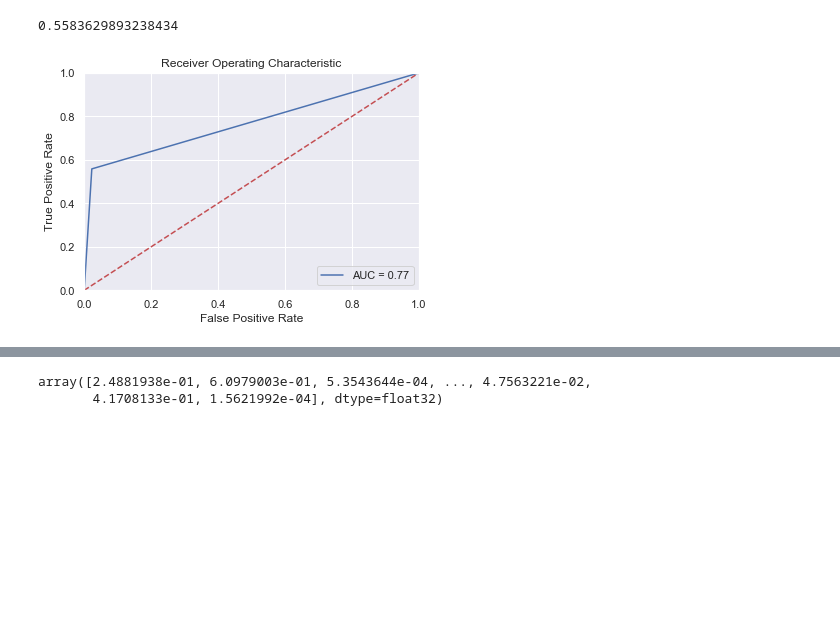
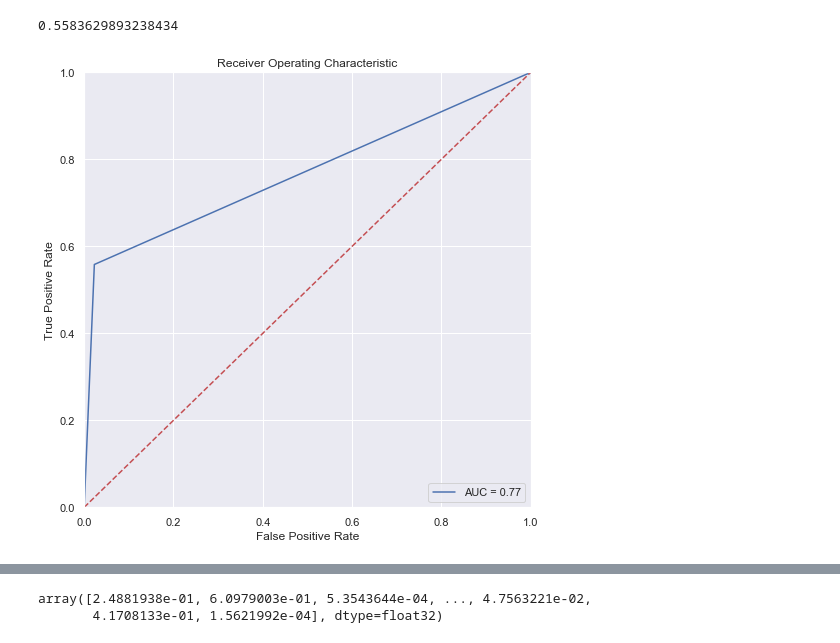
Before and after one commit to runnerup67/Projects, a Jupyter notebook: London_Toursim.ipynb, the cells around one changed output, grey strips where cells are left out. Saved outputs shown, nothing was run; the diff lists cells and outputs as text; code cells hidden in the pictures; blank space fills up the shorter version.

```diff
--- a/London_Toursim.ipynb
+++ b/London_Toursim.ipynb
@@ -635,17 +682,19 @@ print(recall)
 # %%
 y_pred_prob = xgb_random.predict_proba(X_test)[:, 1]
 # %%
+plt.figure(figsize = (8,8))
+
 fpr, tpr, threshold = metrics.roc_curve(y_test, pred)
 roc_auc = metrics.auc(fpr, tpr)
 plt.title('Receiver Operating Characteristic')
 plt.plot(fpr, tpr, 'b', label = 'AUC = %0.2f' % roc_auc)
 plt.legend(loc = 'lower right')
 plt.plot([0, 1], [0, 1],'r--')
 plt.xlim([0, 1])
 plt.ylim([0, 1])
 plt.ylabel('True Positive Rate')
 plt.xlabel('False Positive Rate')
 plt.show()
 # %% [output]
-[figure, old version]
+[figure, new version]
 # %%
```
Also changed, not shown: parts of 54 cells of this notebook.
